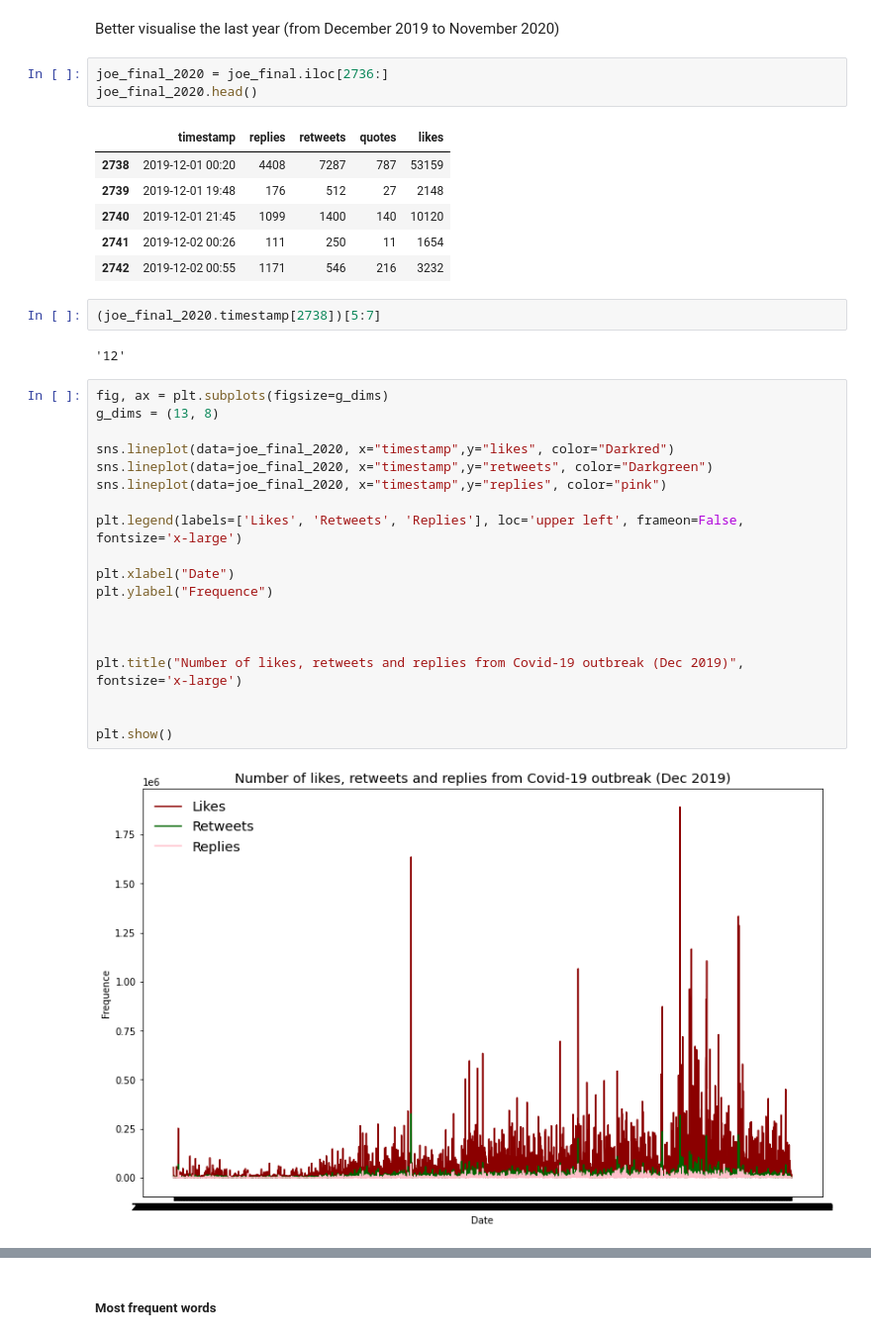
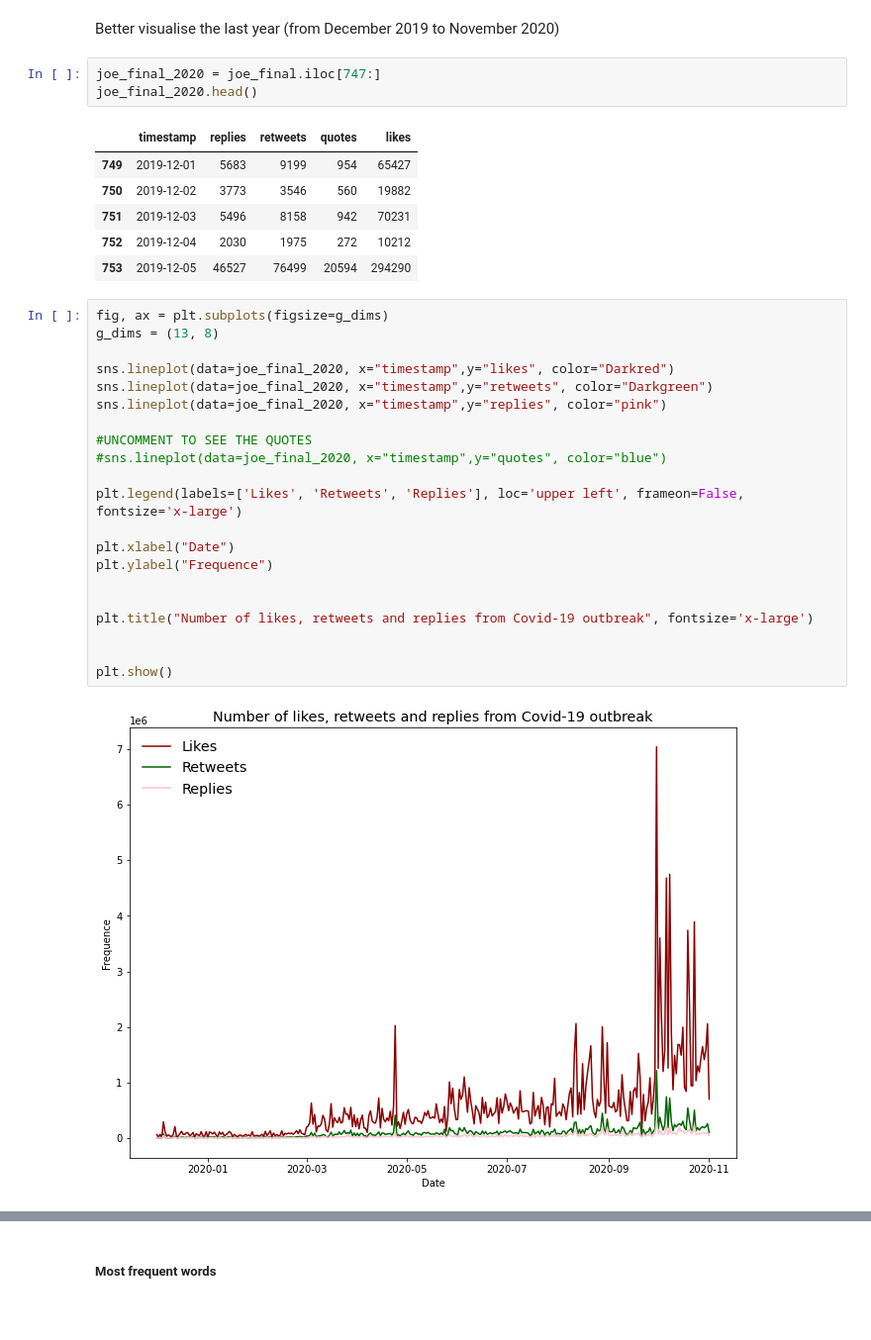
Before and after one commit to elzrd/cmhb-project-biden-tweet, a Jupyter notebook: Project.ipynb, the cells around one changed output, grey strips where cells are left out. Shown: that part at 99% size. Saved outputs shown, nothing was run; the diff lists cells and outputs as text; blank space fills up the shorter version.

```diff
--- a/Project.ipynb
+++ b/Project.ipynb
@@ -100,37 +109,35 @@ plt.show()
 # %% [markdown]
 Better visualise the last year (from December 2019 to November 2020)
 # %%
-joe_final_2020 = joe_final.iloc[2736:]
+joe_final_2020 = joe_final.iloc[747:]
 joe_final_2020.head()
 # %% [output]
 |  | timestamp | replies | retweets | quotes | likes |
-| 2738 | 2019-12-01 00:20 | 4408 | 7287 | 787 | 53159 |
-| 2739 | 2019-12-01 19:48 | 176 | 512 | 27 | 2148 |
-| 2740 | 2019-12-01 21:45 | 1099 | 1400 | 140 | 10120 |
-| 2741 | 2019-12-02 00:26 | 111 | 250 | 11 | 1654 |
-| 2742 | 2019-12-02 00:55 | 1171 | 546 | 216 | 3232 |
+| 749 | 2019-12-01 | 5683 | 9199 | 954 | 65427 |
+| 750 | 2019-12-02 | 3773 | 3546 | 560 | 19882 |
+| 751 | 2019-12-03 | 5496 | 8158 | 942 | 70231 |
+| 752 | 2019-12-04 | 2030 | 1975 | 272 | 10212 |
+| 753 | 2019-12-05 | 46527 | 76499 | 20594 | 294290 |
-# %%
-(joe_final_2020.timestamp[2738])[5:7]
-# %% [output]
-'12'
 # %%
 fig, ax = plt.subplots(figsize=g_dims)
 g_dims = (13, 8)
 
 sns.lineplot(data=joe_final_2020, x="timestamp",y="likes", color="Darkred")
 sns.lineplot(data=joe_final_2020, x="timestamp",y="retweets", color="Darkgreen")
 sns.lineplot(data=joe_final_2020, x="timestamp",y="replies", color="pink")
 
+#UNCOMMENT TO SEE THE QUOTES
+#sns.lineplot(data=joe_final_2020, x="timestamp",y="quotes", color="blue")
+
 plt.legend(labels=['Likes', 'Retweets', 'Replies'], loc='upper left', frameon=False, fontsize='x-large')
 
 plt.xlabel("Date")
 plt.ylabel("Frequence")
 
 
-
-plt.title("Number of likes, retweets and replies from Covid-19 outbreak (Dec 2019)", fontsize='x-large')
+plt.title("Number of likes, retweets and replies from Covid-19 outbreak", fontsize='x-large')
 
 
 plt.show()
 # %% [output]
-[figure, old version]
+[figure, new version]
```
Also changed, not shown: parts of 52 cells of this notebook.
